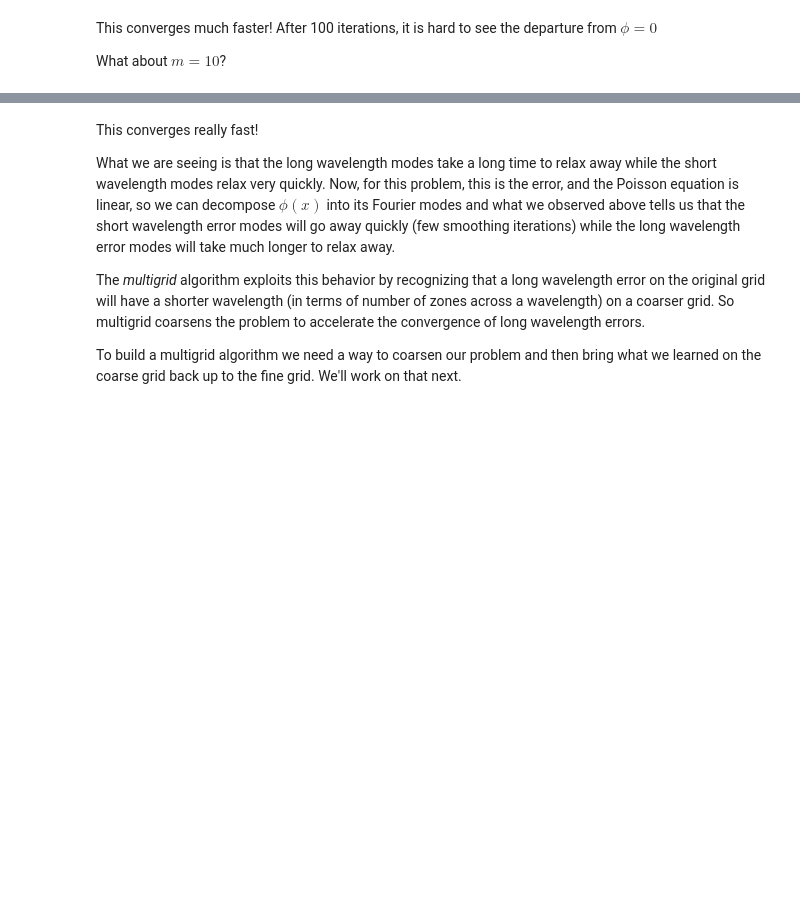
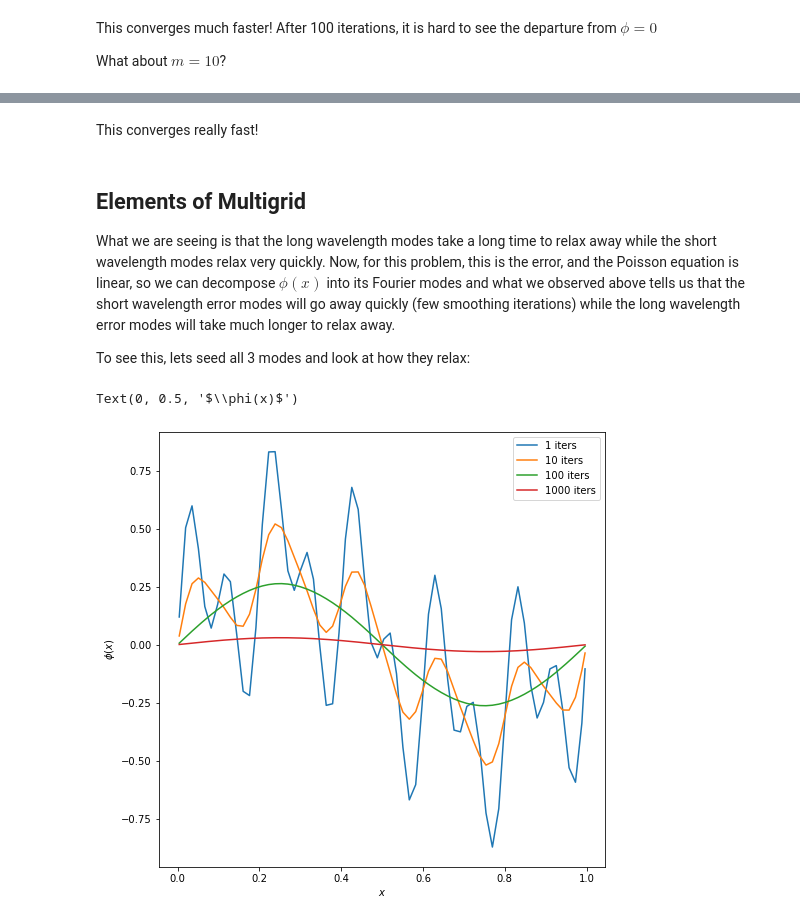
Before and after one commit to zingale/comp_astro_tutorial, a Jupyter notebook: content/elliptic_multigrid/elliptic-modes.ipynb, the cells around one changed output, grey strips where cells are left out. Saved outputs shown, nothing was run; the diff lists cells and outputs as text; code cells hidden in the pictures; blank space fills up the shorter version.

```diff
--- a/content/elliptic_multigrid/elliptic-modes.ipynb
+++ b/content/elliptic_multigrid/elliptic-modes.ipynb
@@ -79,8 +76,34 @@ fig
+# %% [markdown]
+This converges really fast!
 # %% [markdown]
-This converges really fast!
+## Elements of Multigrid
 
 What we are seeing is that the long wavelength modes take a long time to relax away while the short wavelength modes relax very quickly.  Now, for this problem, this is the error, and the Poisson equation is linear, so we can decompose $\phi(x)$ into its Fourier modes and what we observed above tells us that the short wavelength error modes will go away quickly (few smoothing iterations) while the long wavelength error modes will take much longer to relax away.
 
-The *multigrid* algorithm exploits this behavior by recognizing that a long wavelength error on the original grid will have a shorter wavelength (in terms of number of zones across a wavelength) on a coarser grid.  So multigrid coarsens the problem to accelerate the convergence of long wavelength errors.
-
-To build a multigrid algorithm we need a way to coarsen our problem and then bring what we learned on the coarse grid back up to the fine grid.  We'll work on that next.
+To see this, lets seed all 3 modes and look at how they relax:
+# %%
+g = smoothing.Grid(128)
+
+fig = plt.figure()
+fig.set_size_inches(8, 8)
+
+ax = fig.add_subplot(111)
+
+for niter in [1, 10, 100, 1000]:
+    # initialize
+    g.phi = 1./3. * (np.sin(2*np.pi*g.x) +
+                     np.sin(2*np.pi*5*g.x) +
+                     np.sin(2*np.pi*10*g.x))
+
+    # smooth
+    smoothing.relax(g, tol=None, max_iters=niter)
+
+    ax.plot(g.x[g.ilo:g.ihi+1], g.phi[g.ilo:g.ihi+1],
+            label=f"{niter} iters")
+
+ax.legend()
+ax.set_xlabel("$x$")
+ax.set_ylabel("$\phi(x)$")
+# %% [output]
+Text(0, 0.5, '$\\phi(x)$')
+[figure, added]
```
Also changed, not shown: parts of 10 cells of this notebook.
